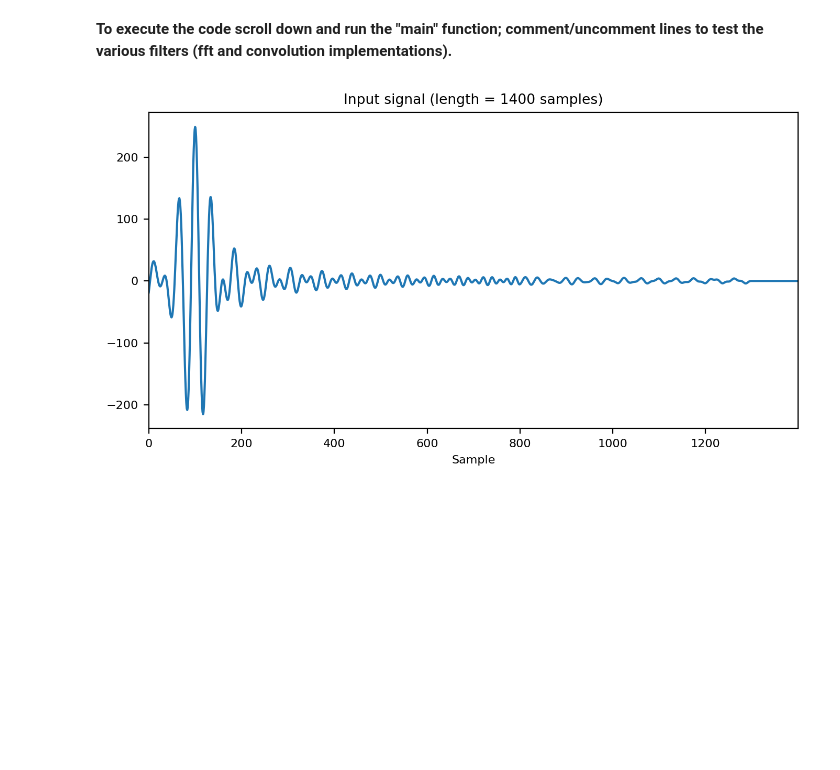
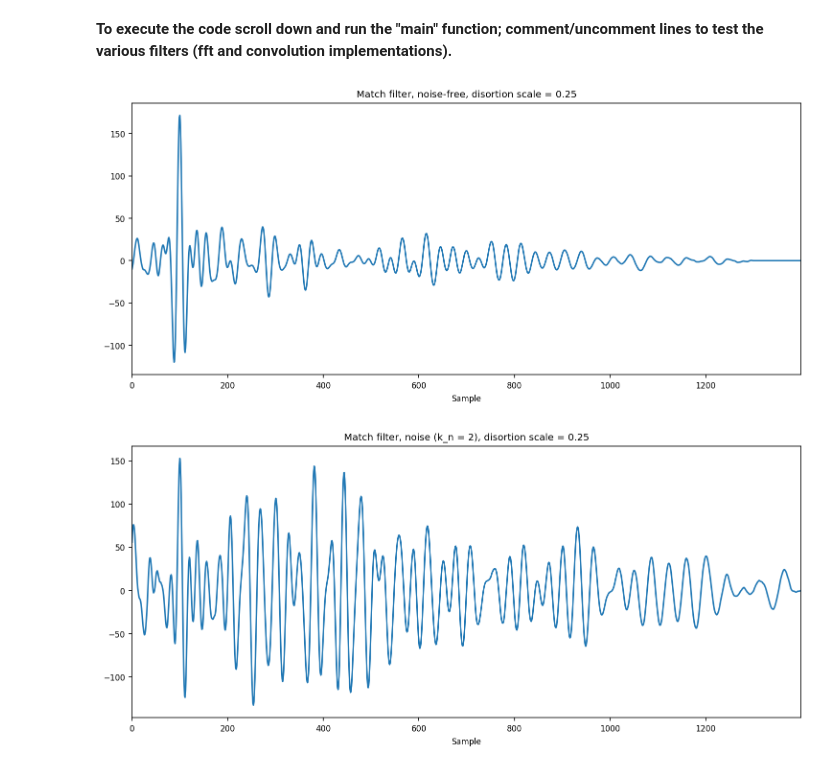
Before and after one commit to adamgogacz/time-series-processing, a Jupyter notebook: pulse_compression.ipynb, the cells around one changed output. Saved outputs shown, nothing was run; the diff lists cells and outputs as text; code cells hidden in the pictures; blank space fills up the shorter version.

```diff
--- a/pulse_compression.ipynb
+++ b/pulse_compression.ipynb
@@ -23,34 +21,45 @@ from scipy.signal import correlate
 %matplotlib inline
 plt.rcParams.update({'font.size': 8})
 # %%
-def genSweep(f0, f1, T, dt, num_pad):
+def genSweep(f0, f1, T, dt, num_pad,phase_distortion):
   'Linear sweep generator'
   assert f0 > 0 and f1 > f0, 'The following condition was not met: 0 < f0 < f1'
   siglen = int(np.ceil(T/dt))
   x=np.linspace(0,T,siglen)
-  return np.concatenate((np.sin(2.*np.pi*(f0*x+((f1-f0)/(2*T))*x**2)),np.zeros(num_pad)))
+  phi_dist = np.random.normal(loc=0,scale=2*np.pi*phase_distortion,size=x.size)
+  signal = np.concatenate((np.sin(2.*np.pi*(f0*x+((f1-f0)/(2*T))*x**2) + phi_dist),np.zeros(num_pad)))
+  pilot = np.sin(2.*np.pi*(f0*x+((f1-f0)/(2*T))*x**2))
+  return signal, pilot
 # %%
-def plotResults(sig):
-  fig, axs=plt.subplots(nrows=1, ncols=1, figsize=(8,4), dpi=200)
+def plotResults(sig,titlestr):
+  fig, axs=plt.subplots(nrows=1, ncols=1, figsize=(12,5), dpi=150)
   idxSigmin, idxSigmax = 0, len(sig)
   idx=np.arange(len(sig))
   axs.plot(idx[idxSigmin:idxSigmax],sig[idxSigmin:idxSigmax])
   axs.set_xlabel('Sample')
   axs.set_xlim(idx[0],idx[-1])
-  axs.set_title(label=f'Input signal (length = {len(sig)} samples)',fontdict=None, loc='center', pad=None)
+  axs.set_title(label=titlestr,fontdict=None, loc='center', pad=None)
 
   #fig.tight_layout()
   plt.show()
 # %%
-# STEP 1: generate signal
+#--- generate signal
 num_pad = 100
-signal=genSweep(f0=1000.0,f1=3000,T=24e-3,dt=1/50e3,num_pad=num_pad) # sweep
+phase_distortion = 0.25
+signal, pilot = genSweep(f0=1000.0,f1=3000,T=24e-3,dt=1/50e3,num_pad=num_pad,phase_distortion=phase_distortion) # sweep
 # plotResults(signal)
 
-# STEP 2: apply match filtering
-filt = signal[:500]
+#--- match filtering
+filt = pilot[:len(signal)]
 pc_signal = correlate(signal,filt,mode='full')
-plotResults(pc_signal[len(filt)-1-num_pad:])
+plotResults(pc_signal[len(filt)-1-num_pad:],f'Match filter, noise-free, disortion scale = {phase_distortion}')
+
+#--- match filtering + noise
+k_n = 2
+noise = np.random.normal(loc=0,scale=k_n*signal.max(),size=signal.size)
+pc_signal_wn = correlate(signal+noise,filt,mode='full')
+plotResults(pc_signal_wn[len(filt)-1-num_pad:],f'Match filter, noise (k_n = {k_n}), disortion scale = {phase_distortion}')
 # plotResults(pc_signal)
 # %% [output]
-[figure, old version]
+[figure, new version]
+[figure, added]
```
Also changed, not shown: parts of 1 cell of this notebook.
